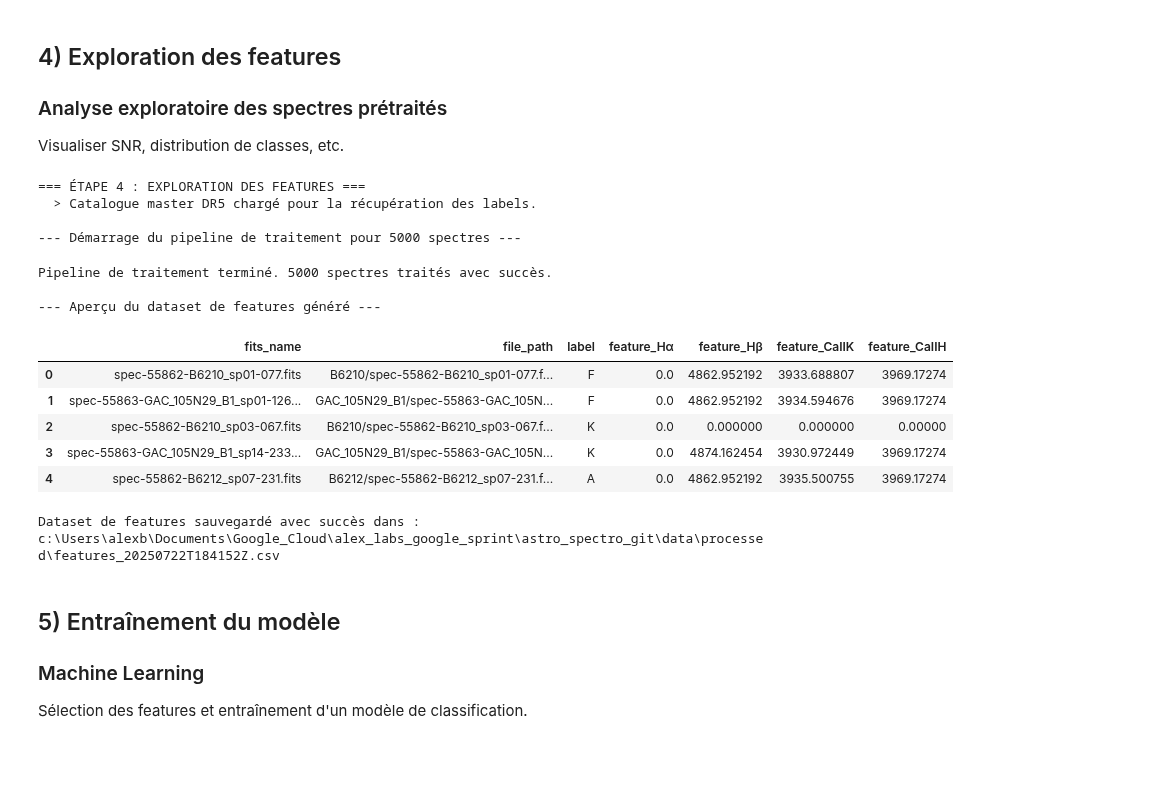
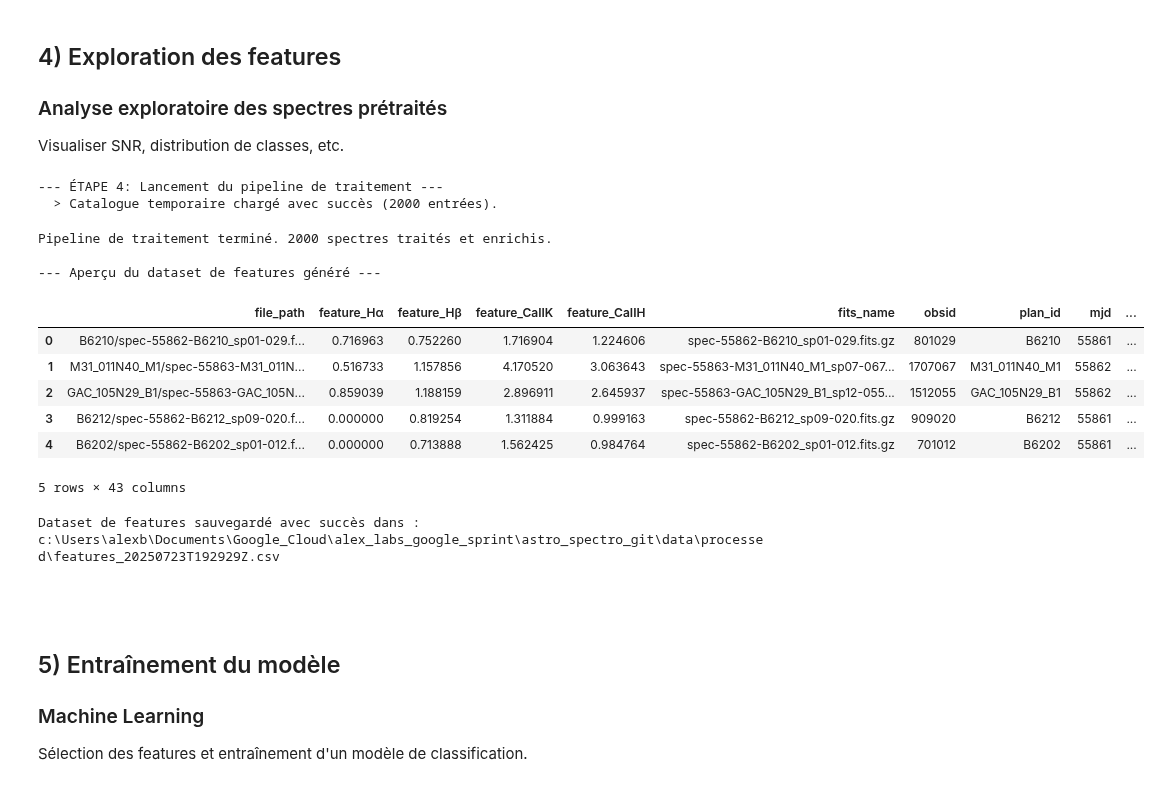
Before and after one commit to PhD-Brown/AstroSpectro, a Jupyter notebook: notebooks/00_master_pipeline.ipynb, the cells around one changed output. Drawn from its saved outputs; the diff is of its cells as text; code cells hidden in the pictures; blank space fills up the shorter version.

Commit message:
Refactorisation du notebook d'exploration et des outils de visualisation

```diff
--- a/notebooks/00_master_pipeline.ipynb
+++ b/notebooks/00_master_pipeline.ipynb
@@ -87,7 +69,7 @@ Cette étape est désormais externalisée dans [01_download_spectra.ipynb](./01_
 print("\n=== ÉTAPE 2 : CRÉATION D'UN NOUVEAU LOT DE SPECTRES NON DÉJÀ UTILISÉS ===")
 
 # Pour définir la grosseur du lot modifier la variable de batch_size= par la valeur voulu
-new_batch_paths = builder.get_new_training_batch(batch_size=5000, strategy="random")
+new_batch_paths = builder.get_new_training_batch(batch_size=2000, strategy="random")
 
 if new_batch_paths:
     print(f"\n{len(new_batch_paths)} nouveaux spectres proposés pour traitement.")
@@ -185,64 +176,64 @@ print(f"[OK] Fichier {catalog_path} vidé, prêt pour un nouveau lot !")
 ### Analyse exploratoire des spectres prétraités
 Visualiser SNR, distribution de classes, etc.
 # %%
-# --- Imports nécessaires pour cette section ---
-from datetime import datetime, timezone
-from pipeline.processing import ProcessingPipeline
-from tqdm import tqdm
-import pandas as pd
-import os
+# On vérifie que la variable 'new_batch_paths' a bien été créée
+if 'new_batch_paths' in locals() and new_batch_paths:
+    print("\n--- ÉTAPE 4: Lancement du pipeline de traitement ---")
 
-print("\n=== ÉTAPE 4 : EXPLORATION DES FEATURES ===")
+    # --- Étape 4.1 : Charger le catalogue TEMPORAIRE ---
+    master_catalog_path = os.path.join(CATALOG_DIR, "master_catalog_temp.csv")
+    try:
+        master_catalog_df = pd.read_csv(master_catalog_path, sep='|')
+        print(f"  > Catalogue temporaire chargé avec succès ({len(master_catalog_df)} entrées).")
+    except FileNotFoundError:
+        print(f"  > ERREUR CRITIQUE : Le catalogue temporaire est introuvable.")
+        master_catalog_df = None
 
-# Initialisation du pipeline avec le répertoire des spectres
-processing_pipeline = ProcessingPipeline(
-    raw_data_dir=RAW_DATA_DIR,
-    catalog_dir=CATALOG_DIR
-)
+    # --- Étape 4.2 : Initialisation du pipeline ---
+    processing_pipeline = ProcessingPipeline(
+        raw_data_dir=RAW_DATA_DIR,
+        master_catalog_df=master_catalog_df
+    )
 
-# --- Lancement du traitement sur le lot sélectionné ---
-# On vérifie que la variable 'new_batch_paths' a bien été créée par la cellule précédente
-if 'new_batch_paths' in locals() and new_batch_paths:
-    # On passe la liste des fichiers à traiter à notre pipeline
-    # La méthode .run() va gérer la boucle, l'ouverture, le traitement et la gestion d'erreurs
+    # --- Étape 4.3 : Lancement du traitement ---
     features_df = processing_pipeline.run(new_batch_paths)
 
-    # --- Sauvegarde et affichage des résultats ---
+    # --- Étape 4.4 : Sauvegarde et affichage des résultats ---
     if not features_df.empty:
         print("\n--- Aperçu du dataset de features généré ---")
         display(features_df.head())
 
-        # Création d'un nom de fichier unique avec un timestamp
+        # <<< LA PARTIE MANQUANTE EST ICI >>>
         timestamp = datetime.now(timezone.utc).strftime('%Y%m%dT%H%M%SZ')
         features_filename = f"features_{timestamp}.csv"
         features_path = os.path.join(PROCESSED_DIR, features_filename)
 
-        # Création du dossier processed si nécessaire et construction du path final
         os.makedirs(PROCESSED_DIR, exist_ok=True)
 
-        # Sauvegarde du DataFrame en fichier CSV
         features_df.to_csv(features_path, index=False)
         print(f"\nDataset de features sauvegardé avec succès dans : {features_path}")
+        # --- FIN DE LA PARTIE MANQUANTE ---
 
     else:
-        print("\nAucun feature n'a pu être extrait. Le fichier de features n'a pas été créé.")
+        print("\n  > Aucun feature n'a pu être extrait.")
 else:
-    print("Veuillez d'abord exécuter la cellule 'SÉLECTION DU LOT DE TRAVAIL' pour définir 'new_batch_paths'.")
+    print("Veuillez d'abord exécuter la cellule de sélection de lot ('Étape 2').")
 # %% [output]
-=== ÉTAPE 4 : EXPLORATION DES FEATURES ===
-  > Catalogue master DR5 chargé pour la récupération des labels.
-
---- Démarrage du pipeline de traitement pour 5000 spectres ---
+--- ÉTAPE 4: Lancement du pipeline de traitement ---
+  > Catalogue temporaire chargé avec succès (2000 entrées).
-Pipeline de traitement terminé. 5000 spectres traités avec succès.
+Pipeline de traitement terminé. 2000 spectres traités et enrichis.
 
 --- Aperçu du dataset de features généré ---
-|  | fits_name | file_path | label | feature_Hα | feature_Hβ | feature_CaIIK | feature_CaIIH |
-| 0 | spec-55862-B6210_sp01-077.fits | B6210/spec-55862-B6210_sp01-077.f... | F | 0.0 | 4862.952192 | 3933.688807 | 3969.17274 |
-| 1 | spec-55863-GAC_105N29_B1_sp01-126... | GAC_105N29_B1/spec-55863-GAC_105N... | F | 0.0 | 4862.952192 | 3934.594676 | 3969.17274 |
-| 2 | spec-55862-B6210_sp03-067.fits | B6210/spec-55862-B6210_sp03-067.f... | K | 0.0 | 0.000000 | 0.000000 | 0.00000 |
-| 3 | spec-55863-GAC_105N29_B1_sp14-233... | GAC_105N29_B1/spec-55863-GAC_105N... | K | 0.0 | 4874.162454 | 3930.972449 | 3969.17274 |
-| 4 | spec-55862-B6212_sp07-231.fits | B6212/spec-55862-B6212_sp07-231.f... | A | 0.0 | 4862.952192 | 3935.500755 | 3969.17274 |
+|  | file_path | feature_Hα | feature_Hβ | feature_CaIIK | feature_CaIIH | fits_name | obsid | plan_id | mjd | ... |
+| 0 | B6210/spec-55862-B6210_sp01-029.f... | 0.716963 | 0.752260 | 1.716904 | 1.224606 | spec-55862-B6210_sp01-029.fits.gz | 801029 | B6210 | 55861 | ... |
+| 1 | M31_011N40_M1/spec-55863-M31_011N... | 0.516733 | 1.157856 | 4.170520 | 3.063643 | spec-55863-M31_011N40_M1_sp07-067... | 1707067 | M31_011N40_M1 | 55862 | ... |
+| 2 | GAC_105N29_B1/spec-55863-GAC_105N... | 0.859039 | 1.188159 | 2.896911 | 2.645937 | spec-55863-GAC_105N29_B1_sp12-055... | 1512055 | GAC_105N29_B1 | 55862 | ... |
+| 3 | B6212/spec-55862-B6212_sp09-020.f... | 0.000000 | 0.819254 | 1.311884 | 0.999163 | spec-55862-B6212_sp09-020.fits.gz | 909020 | B6212 | 55861 | ... |
+| 4 | B6202/spec-55862-B6202_sp01-012.f... | 0.000000 | 0.713888 | 1.562425 | 0.984764 | spec-55862-B6202_sp01-012.fits.gz | 701012 | B6202 | 55861 | ... |
-Dataset de features sauvegardé avec succès dans : c:\Users\alexb\Documents\Google_Cloud\alex_labs_google_sprint\astro_spectro_git\data\processed\features_20250722T184152Z.csv
+5 rows × 43 columns
+Dataset de features sauvegardé avec succès dans : c:\Users\alexb\Documents\Google_Cloud\alex_labs_google_sprint\astro_spectro_git\data\processed\features_20250723T192929Z.csv
+# %% [markdown]
+#
 # %% [markdown]
 ## 5) Entraînement du modèle
 ### Machine Learning
```
Also changed, not shown: parts of 16 cells of this notebook, 10 other files.
